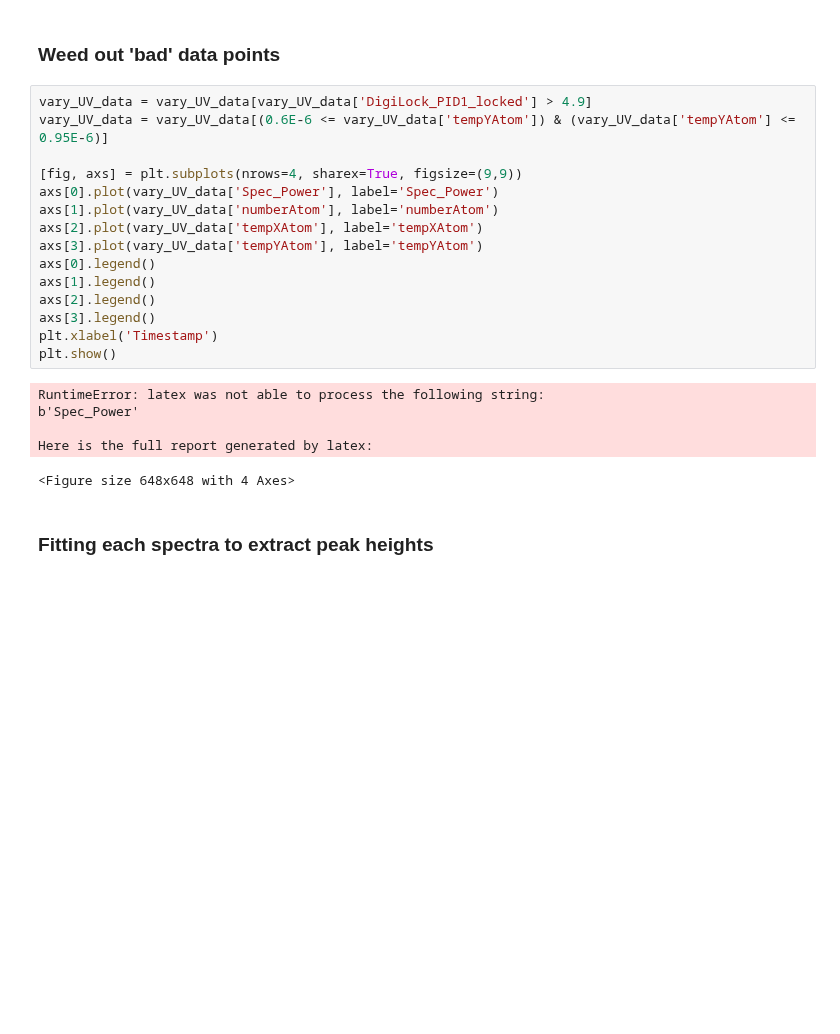
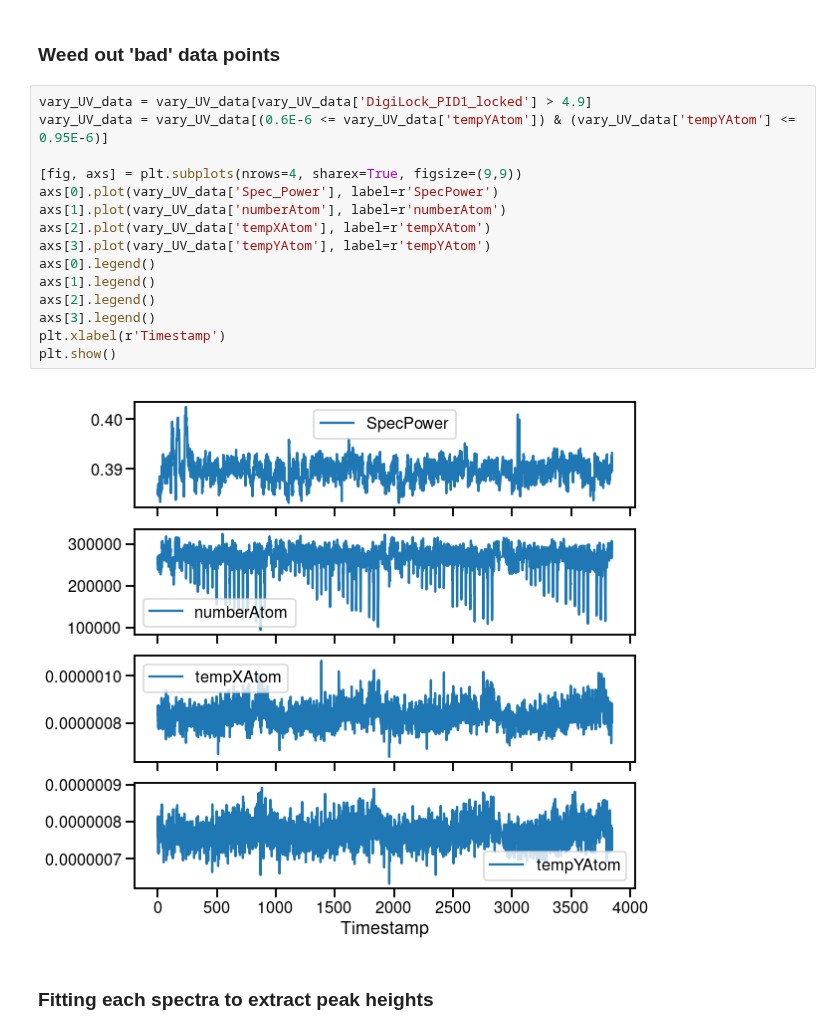
Before and after one commit to rogding/phd_thesis, a Jupyter notebook: chapters/experiment/mcp/mcp_saturation/20190327-Complete_data_set/MCP_saturation.ipynb, the cells around one changed output. Drawn from its saved outputs; the diff is of its cells as text; blank space fills up the shorter version.

```diff
--- a/chapters/experiment/mcp/mcp_saturation/20190327-Complete_data_set/MCP_saturation.ipynb
+++ b/chapters/experiment/mcp/mcp_saturation/20190327-Complete_data_set/MCP_saturation.ipynb
@@ -173,24 +171,20 @@ Here is the full report generated by latex:
 # %%
 vary_UV_data = vary_UV_data[vary_UV_data['DigiLock_PID1_locked'] > 4.9]
 vary_UV_data = vary_UV_data[(0.6E-6 <= vary_UV_data['tempYAtom']) & (vary_UV_data['tempYAtom'] <= 0.95E-6)]
 
 [fig, axs] = plt.subplots(nrows=4, sharex=True, figsize=(9,9))
-axs[0].plot(vary_UV_data['Spec_Power'], label='Spec_Power')
-axs[1].plot(vary_UV_data['numberAtom'], label='numberAtom')
-axs[2].plot(vary_UV_data['tempXAtom'], label='tempXAtom')
-axs[3].plot(vary_UV_data['tempYAtom'], label='tempYAtom')
+axs[0].plot(vary_UV_data['Spec_Power'], label=r'SpecPower')
+axs[1].plot(vary_UV_data['numberAtom'], label=r'numberAtom')
+axs[2].plot(vary_UV_data['tempXAtom'], label=r'tempXAtom')
+axs[3].plot(vary_UV_data['tempYAtom'], label=r'tempYAtom')
 axs[0].legend()
 axs[1].legend()
 axs[2].legend()
 axs[3].legend()
-plt.xlabel('Timestamp')
+plt.xlabel(r'Timestamp')
 plt.show()
 # %% [output]
-RuntimeError: latex was not able to process the following string:
-b'Spec_Power'
-
-Here is the full report generated by latex:
-<Figure size 648x648 with 4 Axes>
+[figure, added]
 # %% [markdown]
 ### Fitting each spectra to extract peak heights
 # %%
```
Also changed, not shown: parts of 7 cells of this notebook, 17 other files.
